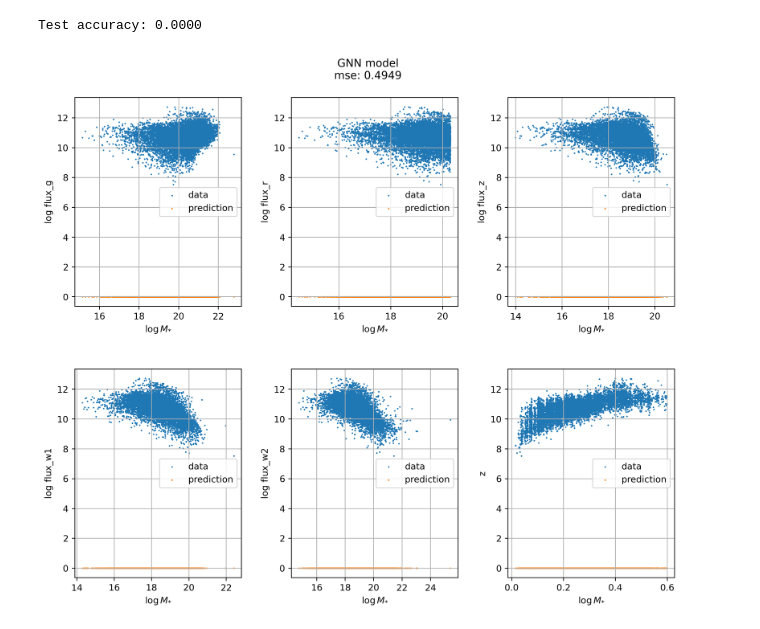
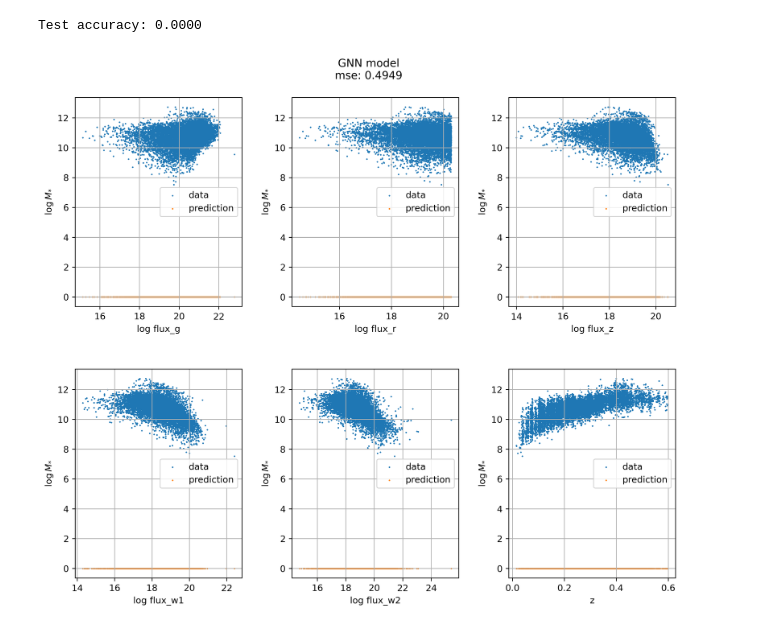
Before and after one commit to ValeriaTorresG/GalaxyMassGNN, a Jupyter notebook: gnn.ipynb, the cells around one changed output. Drawn from its saved outputs; the diff is of its cells as text; code cells hidden in the pictures.

```diff
--- a/gnn.ipynb
+++ b/gnn.ipynb
@@ -306,22 +306,22 @@ Test accuracy: 0.0000
 # %%
 nrows, ncols = 3, 2
 fig, axes = plt.subplots(nrows=2, ncols=3, figsize=(10, 8))
 plt.tight_layout()
 plt.suptitle(f'GNN model\nmse: {losses[-1]:.4f}', y=1.05)
 plt.subplots_adjust(wspace=0.3, hspace=0.3)
 
 nodes, _, mass = graph_r(rosettes[0])
 nodes, mass, pred = np.array(nodes)[:,1:], np.array(mass), prediction.numpy()
 
 for i in range(ncols):
     for j in range(nrows):
         axes[i, j].scatter(nodes[:,i*3+j], mass, s=0.5, label='data')
         axes[i, j].scatter(nodes[:,i*3+j], pred, s=0.5, label='prediction')
         axes[i, j].legend()
-        axes[i, j].set_xlabel(r'$\log M_{*}$')
-        axes[i, j].set_ylabel(f'{props[i*3+j]}')
+        axes[i, j].set_ylabel(r'$\log M_{*}$')
+        axes[i, j].set_xlabel(f'{props[i*3+j]}')
         axes[i, j].grid()
 
 plt.show()
 # %% [output]
-[figure, old version]
+[figure, new version]
```
